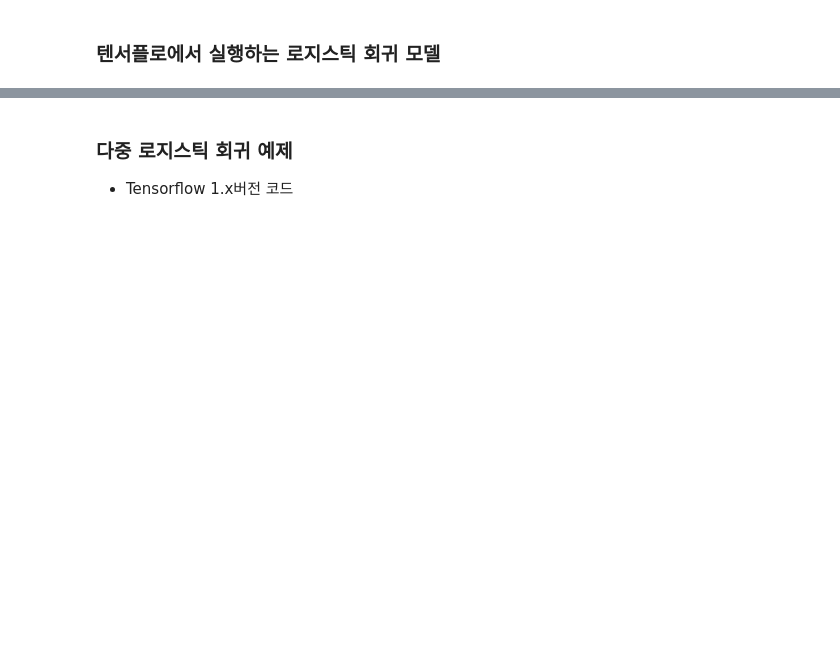
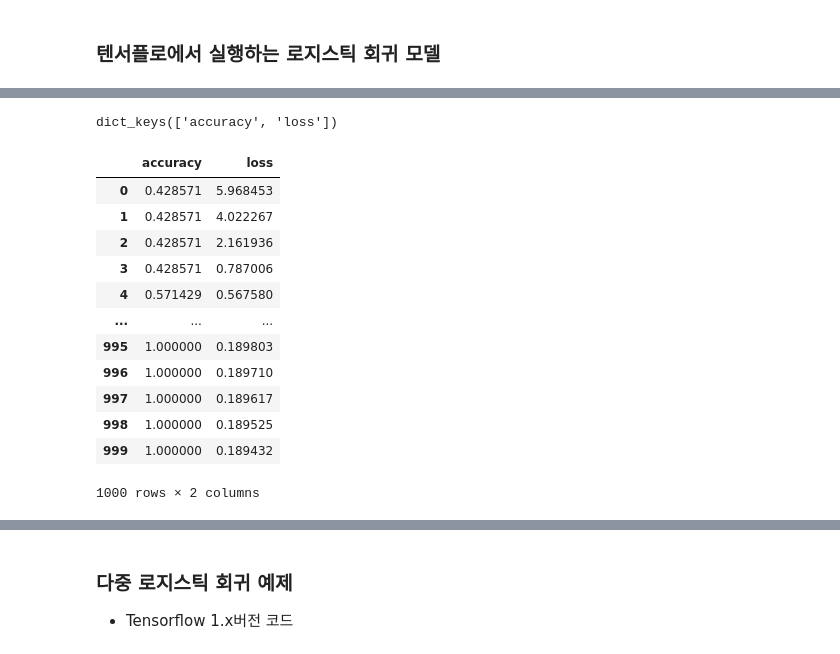
Before and after one commit to kod0751/bigdata-base, a Jupyter notebook: Deeplearning/deeplearningEx/[딥러닝] 06 로지스틱 회귀 (공부시간 예제).ipynb, the cells around one changed output, grey strips where cells are left out. Drawn from its saved outputs; the diff is of its cells as text; code cells hidden in the pictures; blank space fills up the shorter version.

```diff
--- a/Deeplearning/deeplearningEx/[딥러닝] 06 로지스틱 회귀 (공부시간 예제).ipynb
+++ b/Deeplearning/deeplearningEx/[딥러닝] 06 로지스틱 회귀 (공부시간 예제).ipynb
@@ -257,0 +480,23 @@ array([0.14394708, 0.56322159, 0.90816067])
+# %%
+# 학습결과 딕셔너리
+hist.history.keys()
+# %% [output]
+dict_keys(['accuracy', 'loss'])
+# %%
+import pandas as pd
+df_history = pd.DataFrame(hist.history)
+df_history
+# %% [output]
+|  | accuracy | loss |
+| 0 | 0.428571 | 5.968453 |
+| 1 | 0.428571 | 4.022267 |
+| 2 | 0.428571 | 2.161936 |
+| 3 | 0.428571 | 0.787006 |
+| 4 | 0.571429 | 0.567580 |
+| ... | ... | ... |
+| 995 | 1.000000 | 0.189803 |
+| 996 | 1.000000 | 0.189710 |
+| 997 | 1.000000 | 0.189617 |
+| 998 | 1.000000 | 0.189525 |
+| 999 | 1.000000 | 0.189432 |
+1000 rows × 2 columns
```
Also changed, not shown: parts of 20 cells of this notebook, 1 other file.
